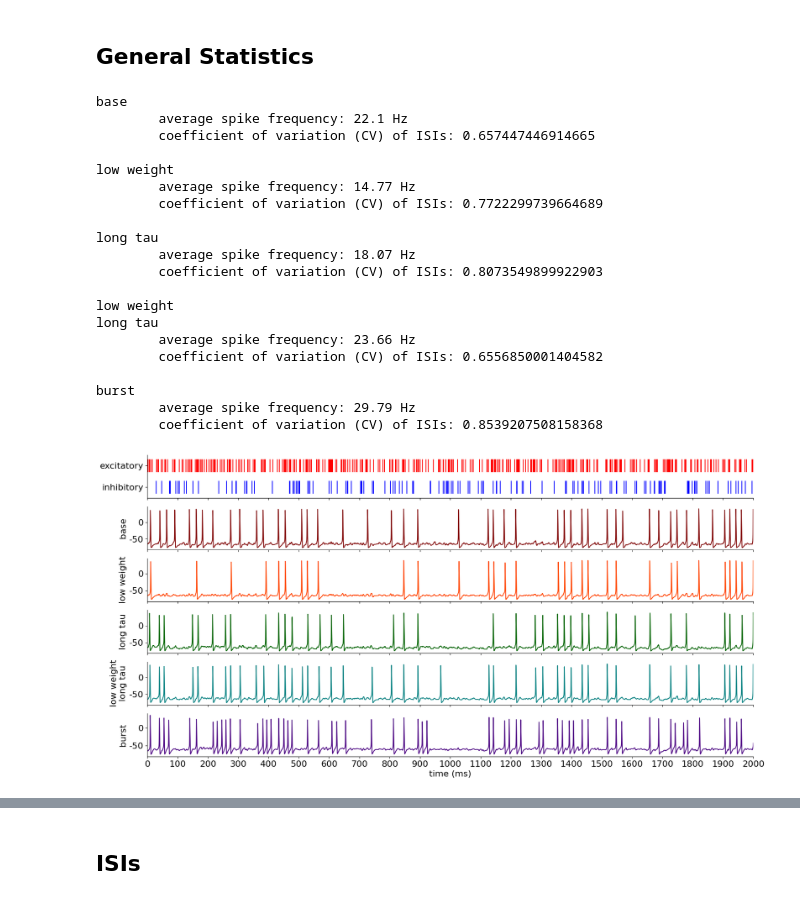
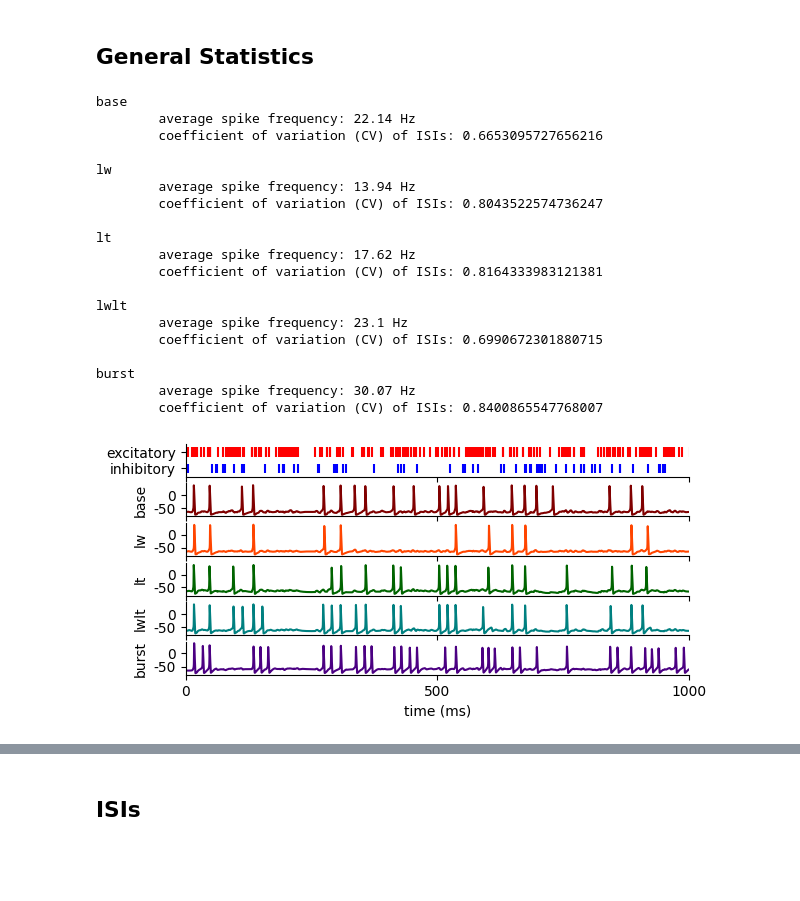
Before and after one commit to ec753/event_based_neuron, a Jupyter notebook: HH_model_specs.ipynb, the cells around one changed output, grey strips where cells are left out. Cells and saved outputs as stored; diff of their text form; code cells hidden in the pictures; blank space fills up the shorter version.

```diff
--- a/HH_model_specs.ipynb
+++ b/HH_model_specs.ipynb
@@ -199,71 +138,78 @@ burst_hh.run_simulation(sim_duration)
 # %%
-sims = [base_hh, hw_hh, lt_hh, hwlt_hh, burst_hh]
-colors = ['maroon','orangered','darkgreen','teal','indigo']
-sim_names = ['base','low weight','long tau','low weight\nlong tau','burst']
+colors = {
+    'base':'maroon',
+    'lw':'orangered',
+    'lt':'darkgreen',
+    'lwlt':'teal',
+    'burst':'indigo'
+}
 # %% [markdown]
 ## General Statistics
 # %%
-for sim, sim_name in zip(sims, sim_names):
+for stim_type in stim_types:
 
-    spikes = list(sim.spike_times)
+    spikes = list(sims[stim_type].spike_times)
     isis = [spikes[i+1] - spikes[i] for i in range(len(spikes)-1)]
 
-    print(sim_name)
+    print(stim_type)
     print(f'\taverage spike frequency: {len(spikes) / (sim_duration / 1000)} Hz')
     print(f'\tcoefficient of variation (CV) of ISIs: {np.std(isis) / np.mean(isis)}')
     print()
 # %% [output]
 base
-        average spike frequency: 22.1 Hz
-        coefficient of variation (CV) of ISIs: 0.657447446914665
+        average spike frequency: 22.14 Hz
+        coefficient of variation (CV) of ISIs: 0.6653095727656216
 
-low weight
-        average spike frequency: 14.77 Hz
-        coefficient of variation (CV) of ISIs: 0.7722299739664689
+lw
+        average spike frequency: 13.94 Hz
+        coefficient of variation (CV) of ISIs: 0.8043522574736247
 
-long tau
-        average spike frequency: 18.07 Hz
-        coefficient of variation (CV) of ISIs: 0.8073549899922903
+lt
+        average spike frequency: 17.62 Hz
+        coefficient of variation (CV) of ISIs: 0.8164333983121381
 
-low weight
-long tau
-        average spike frequency: 23.66 Hz
-        coefficient of variation (CV) of ISIs: 0.6556850001404582
+lwlt
+        average spike frequency: 23.1 Hz
+        coefficient of variation (CV) of ISIs: 0.6990672301880715
 
 burst
-        average spike frequency: 29.79 Hz
-        coefficient of variation (CV) of ISIs: 0.8539207508158368
+        average spike frequency: 30.07 Hz
+        coefficient of variation (CV) of ISIs: 0.8400865547768007
 # %%
-fig, axes = plt.subplots(6,1, figsize=(20,10), sharex=True)
+fig, axes = plt.subplots(6,1, figsize=(6.5,3), sharex=True)
 
 axes[0].vlines(e_times, .2, .8, color='red')
 axes[0].vlines(i_times, -.8, -.2, color='blue')
 axes[0].set_ylim(-1,1)
 axes[0].set_yticks([.5,-.5])
-axes[0].set_yticklabels(['excitatory','inhibitory'], fontsize=16)
+axes[0].set_yticklabels(['excitatory','inhibitory'])
 axes[0].spines['right'].set_visible(False)
 axes[0].spines['top'].set_visible(False)
 
-for ax, sim in enumerate(sims):
-    axes[ax+1].plot(sim._t, sim._v, c=colors[ax])
-    axes[ax+1].set_ylabel(sim_names[ax], fontsize = 16)
+for ax, stim_type in enumerate(stim_types):
+    axes[ax+1].plot(sims[stim_type]._t, sims[stim_type]._v, c=colors[stim_type])
+    axes[ax+1].set_ylabel(stim_type)
 
     axes[ax+1].spines['right'].set_visible(False)
     axes[ax+1].spines['top'].set_visible(False)
 
     axes[ax+1].set_yticks([-50,0])
-    axes[ax+1].set_yticklabels([-50, 0], fontsize = 16)
+    axes[ax+1].set_yticklabels([-50, 0])
 
-xlim = 2000
+xlim = 1000
 axes[-1].set_xlim(0, xlim)
-axes[-1].set_xlabel('time (ms)', fontsize=16)
+axes[-1].set_xlabel('time (ms)')
 
-axes[-1].set_xticks(np.arange(0,xlim+1, 100))
-axes[-1].set_xticklabels(np.arange(0,xlim+1, 100), fontsize=16)
+xticks = np.arange(0,xlim+1, 500)
+axes[-1].set_xticks(xticks)
+axes[-1].set_xticklabels(xticks)
+
+plt.savefig(f'{figures_dir}point_cell_traces.svg', format='svg')
+#plt.savefig(f'{figures_dir}point_cell_traces.png', format='png')
 
 plt.show()
 # %% [output]
-[figure, old version]
+[figure, new version]
 # %%
 fig, axes = plt.subplots(6,1, figsize=(20,10), sharex=True)
 
```
Also changed, not shown: parts of 14 cells of this notebook, 31 other files.
